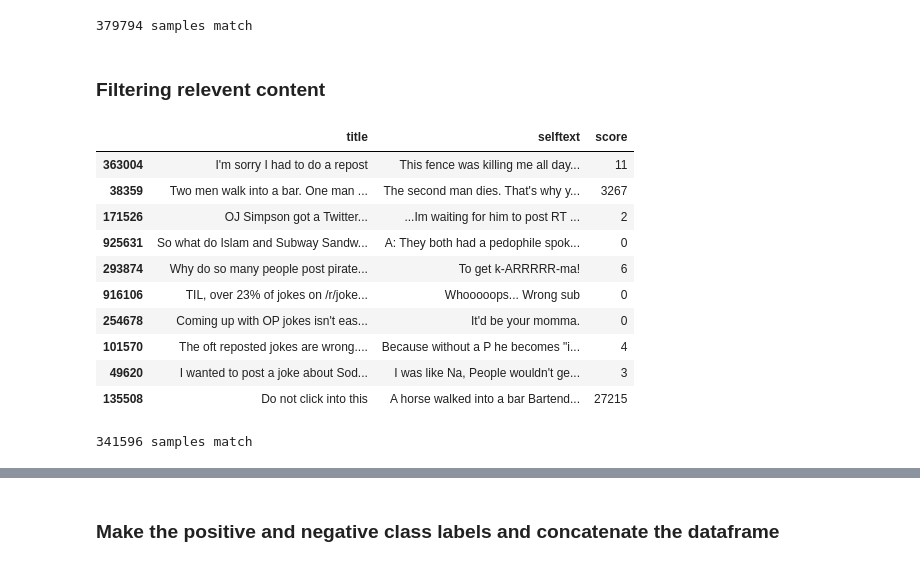
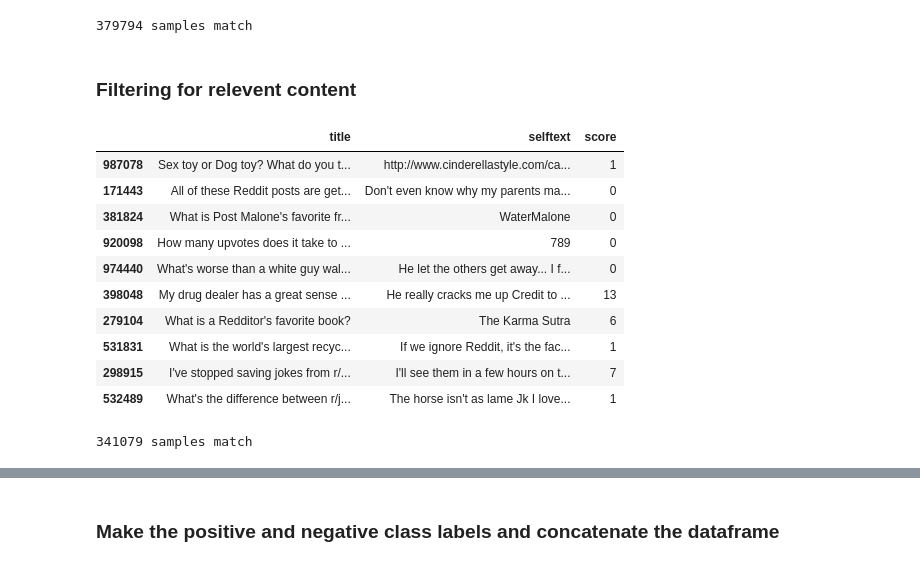
Before and after one commit to Pooret/jokes, a Jupyter notebook: data wrangling.ipynb, the cells around one changed output, grey strips where cells are left out. Drawn from its saved outputs; the diff is of its cells as text; code cells hidden in the pictures.

```diff
--- a/data wrangling.ipynb
+++ b/data wrangling.ipynb
@@ -301,26 +303,26 @@ print(f"{len(df_cleaned[~neg_class])} samples match")
 # %% [output]
 379794 samples match
 # %% [markdown]
-### Filtering relevent content
+### Filtering for relevent content
 # %%
 # meta jokes
 # boolean mask that identifies strings with reddit posts
-PATTERN = r"(\s\/?[ur]\/\D)|(\sclick\s)|(sub)?(reddit)|\S(vote)s?|(\sop\s)|https?\S+|([a-z]?(re)?post(?=(ed)|[^a-z]|$))|_"
+PATTERN = r"(\s\/?[ur]\/\D)|(\sclick\s)|(\ssubs?\s)|(sub)?(reddit)|\S(vote)s?|(\sop\s)|https?\S+|([a-z]?(re)?post(?=(ed)|[^a-z]|$))|_"
 is_meta = df_cleaned['title'].str.lower().str.contains(PATTERN, regex=True) | df_cleaned['selftext'].str.lower().str.contains(PATTERN, regex=True)
 display(df_cleaned[is_meta].sample(10)[['title', 'selftext', 'score']])
 df_cleaned = df_cleaned[~is_meta]
 # %% [output]
 |  | title | selftext | score |
-| 363004 | I'm sorry I had to do a repost | This fence was killing me all day... | 11 |
-| 38359 | Two men walk into a bar. One man ... | The second man dies. That's why y... | 3267 |
-| 171526 | OJ Simpson got a Twitter... | ...Im waiting for him to post RT ... | 2 |
-| 925631 | So what do Islam and Subway Sandw... | A: They both had a pedophile spok... | 0 |
-| 293874 | Why do so many people post pirate... | To get k-ARRRRR-ma! | 6 |
-| 916106 | TIL, over 23% of jokes on /r/joke... | Whooooops... Wrong sub | 0 |
-| 254678 | Coming up with OP jokes isn't eas... | It'd be your momma. | 0 |
-| 101570 | The oft reposted jokes are wrong.... | Because without a P he becomes "i... | 4 |
-| 49620 | I wanted to post a joke about Sod... | I was like Na, People wouldn't ge... | 3 |
-| 135508 | Do not click into this | A horse walked into a bar Bartend... | 27215 |
+| 987078 | Sex toy or Dog toy? What do you t... | http://www.cinderellastyle.com/ca... | 1 |
+| 171443 | All of these Reddit posts are get... | Don't even know why my parents ma... | 0 |
+| 381824 | What is Post Malone's favorite fr... | WaterMalone | 0 |
+| 920098 | How many upvotes does it take to ... | 789 | 0 |
+| 974440 | What's worse than a white guy wal... | He let the others get away... I f... | 0 |
+| 398048 | My drug dealer has a great sense ... | He really cracks me up Credit to ... | 13 |
+| 279104 | What is a Redditor's favorite book? | The Karma Sutra | 6 |
+| 531831 | What is the world's largest recyc... | If we ignore Reddit, it's the fac... | 1 |
+| 298915 | I've stopped saving jokes from r/... | I'll see them in a few hours on t... | 7 |
+| 532489 | What's the difference between r/j... | The horse isn't as lame Jk I love... | 1 |
 # %%
 # offensive jokes
 # boolean mask that identifies strings with offensive content
@@ -339,7 +341,7 @@ selftext_window = (df_cleaned['selftext_len'] > 2) & (df_cleaned['selftext_len']
 df_cleaned = df_cleaned[selftext_window & title_window]
 print(f"{len(df_cleaned[~neg_class])} samples match")
 # %% [output]
-341596 samples match
+341079 samples match
 # %%
 # returns boolean mask and updated_class sizes for binary classification.
 # boolean mask is for instances in the positive class that meet arguments
```
Also changed, not shown: parts of 21 cells of this notebook.
